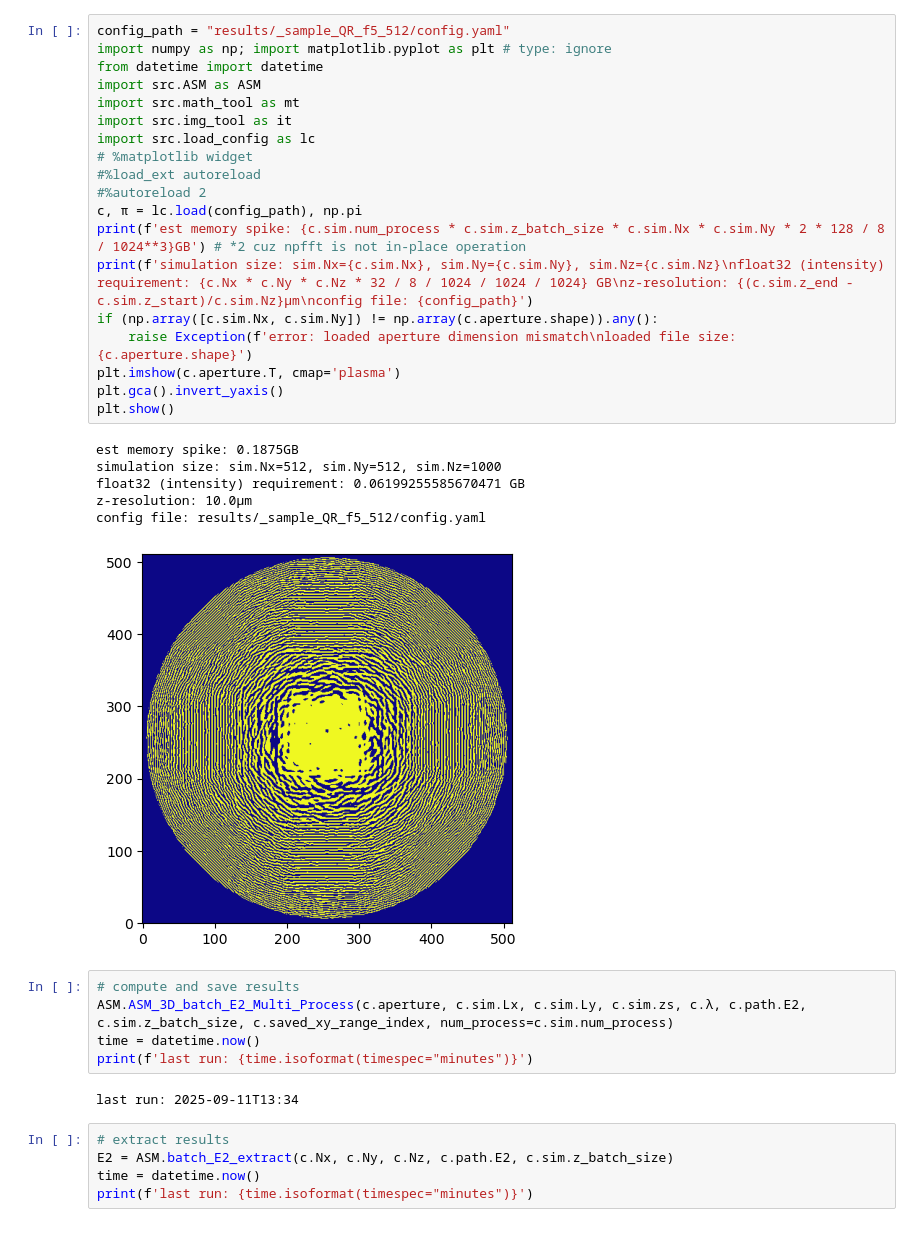
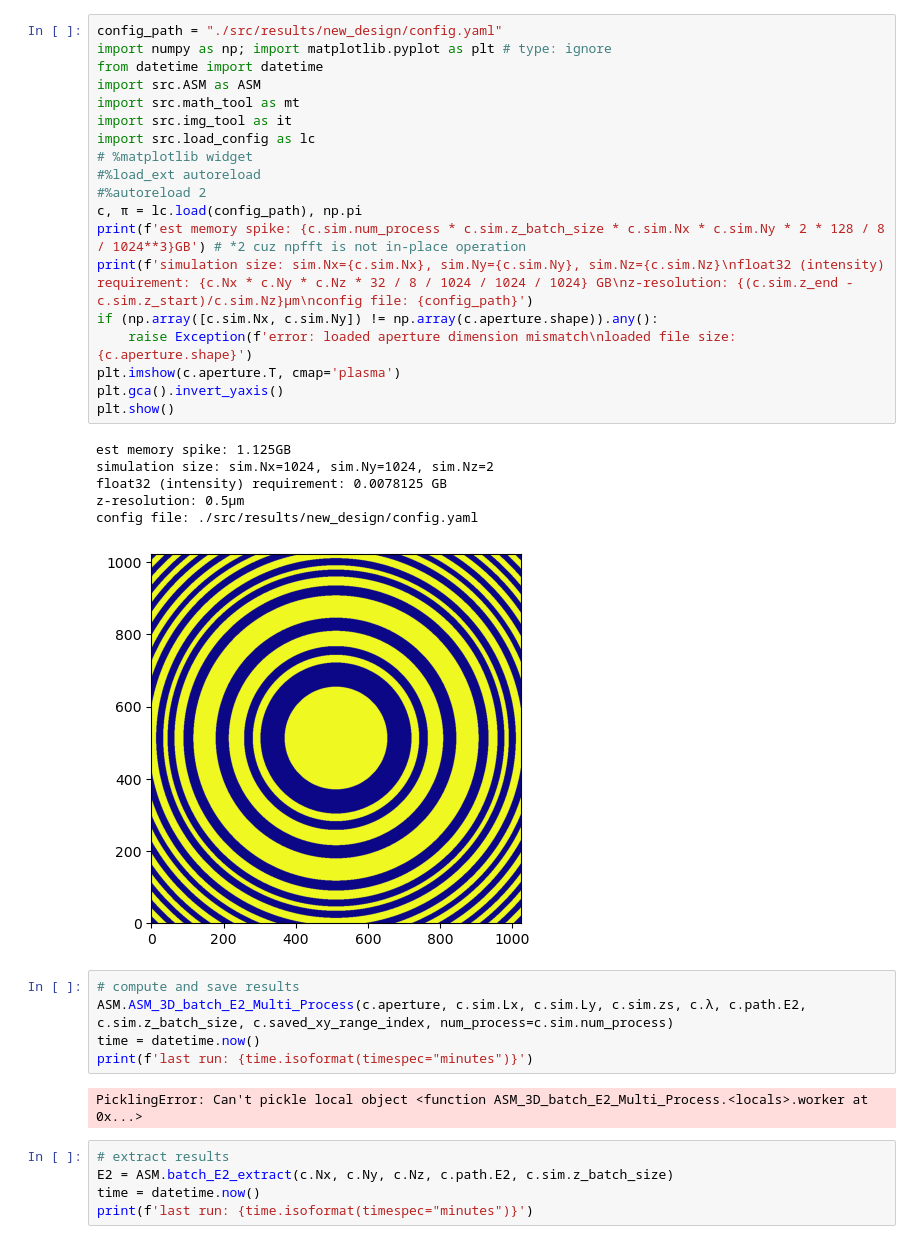
Before and after one commit to Dujxjxd4176/ASM_optics, a Jupyter notebook: ASM_main_QR.ipynb, the cells around one changed output. Saved outputs shown, nothing was run; the diff lists cells and outputs as text.

```diff
--- a/ASM_main_QR.ipynb
+++ b/ASM_main_QR.ipynb
@@ -1,36 +1,36 @@
 # %%
-config_path = "results/_sample_QR_f5_512/config.yaml"
+config_path = "./src/results/new_design/config.yaml"
 import numpy as np; import matplotlib.pyplot as plt # type: ignore
 from datetime import datetime
 import src.ASM as ASM
 import src.math_tool as mt
 import src.img_tool as it
 import src.load_config as lc
 # %matplotlib widget
 #%load_ext autoreload
 #%autoreload 2
 c, π = lc.load(config_path), np.pi
 print(f'est memory spike: {c.sim.num_process * c.sim.z_batch_size * c.sim.Nx * c.sim.Ny * 2 * 128 / 8 / 1024**3}GB') # *2 cuz npfft is not in-place operation
 print(f'simulation size: sim.Nx={c.sim.Nx}, sim.Ny={c.sim.Ny}, sim.Nz={c.sim.Nz}\nfloat32 (intensity) requirement: {c.Nx * c.Ny * c.Nz * 32 / 8 / 1024 / 1024 / 1024} GB\nz-resolution: {(c.sim.z_end - c.sim.z_start)/c.sim.Nz}μm\nconfig file: {config_path}')
 if (np.array([c.sim.Nx, c.sim.Ny]) != np.array(c.aperture.shape)).any():
     raise Exception(f'error: loaded aperture dimension mismatch\nloaded file size: {c.aperture.shape}')
 plt.imshow(c.aperture.T, cmap='plasma')
 plt.gca().invert_yaxis()
 plt.show()
 # %% [output]
-est memory spike: 0.1875GB
-simulation size: sim.Nx=512, sim.Ny=512, sim.Nz=1000
-float32 (intensity) requirement: 0.06199255585670471 GB
-z-resolution: 10.0μm
-config file: results/_sample_QR_f5_512/config.yaml
+est memory spike: 1.125GB
+simulation size: sim.Nx=1024, sim.Ny=1024, sim.Nz=2
+float32 (intensity) requirement: 0.0078125 GB
+z-resolution: 0.5μm
+config file: ./src/results/new_design/config.yaml
-[figure, old version]
+[figure, new version]
 # %%
 # compute and save results
 ASM.ASM_3D_batch_E2_Multi_Process(c.aperture, c.sim.Lx, c.sim.Ly, c.sim.zs, c.λ, c.path.E2, c.sim.z_batch_size, c.saved_xy_range_index, num_process=c.sim.num_process)
 time = datetime.now()
 print(f'last run: {time.isoformat(timespec="minutes")}')
 # %% [output]
-last run: 2025-09-11T13:34
+PicklingError: Can't pickle local object <function ASM_3D_batch_E2_Multi_Process.<locals>.worker at 0x...>
 # %%
 # extract results
 E2 = ASM.batch_E2_extract(c.Nx, c.Ny, c.Nz, c.path.E2, c.sim.z_batch_size)
```
Also changed, not shown: 26 other files.
